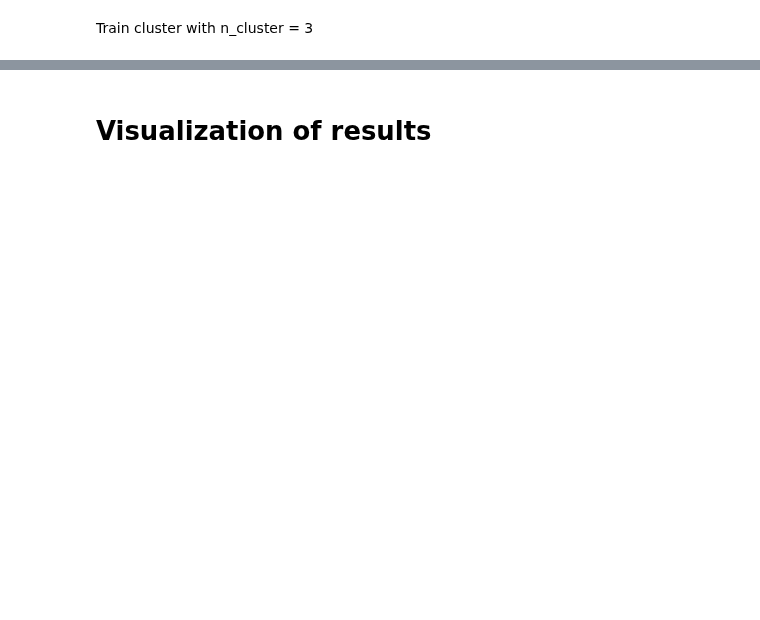
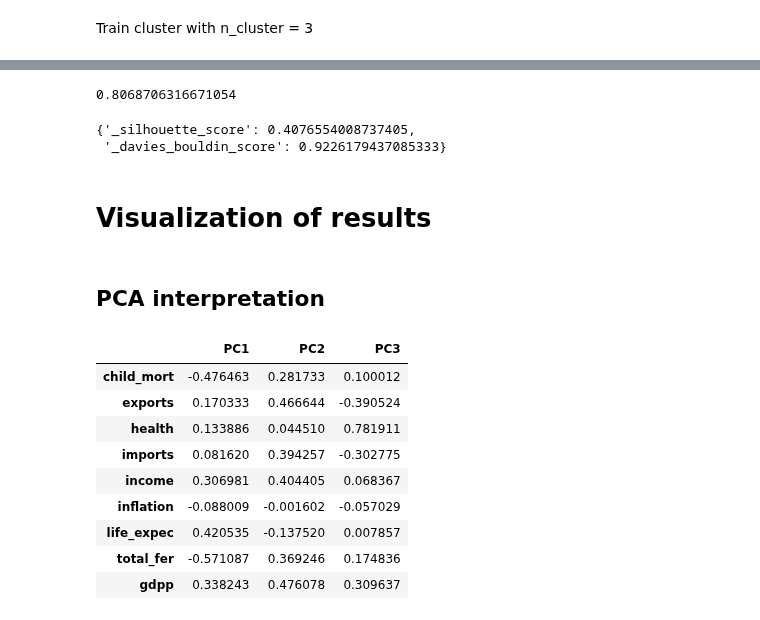
Before and after one commit to zheyanliu99/Unsupervised-Learning-on-Country-Data, a Jupyter notebook: analysis.ipynb, the cells around one changed output, grey strips where cells are left out. Saved outputs shown, nothing was run; the diff lists cells and outputs as text; code cells hidden in the pictures; blank space fills up the shorter version.

```diff
--- a/analysis.ipynb
+++ b/analysis.ipynb
@@ -157,2 +170,27 @@ utils.internalValidation(scaled_df, labels_nn)
+# %%
+sum(pca.explained_variance_ratio_)
+# %% [output]
+0.8068706316671054
+# %%
+utils.internalValidation(pca_data, labels_nn_pca)
+# %% [output]
+{'_silhouette_score': 0.4076554008737405,
+ '_davies_bouldin_score': 0.9226179437085333}
 # %% [markdown]
 # Visualization of results
+# %% [markdown]
+## PCA interpretation
+# %%
+loadings = pd.DataFrame(pca.components_.T, columns=['PC1', 'PC2', 'PC3'], index=scaled_df.columns)
+loadings
+# %% [output]
+|  | PC1 | PC2 | PC3 |
+| child_mort | -0.476463 | 0.281733 | 0.100012 |
+| exports | 0.170333 | 0.466644 | -0.390524 |
+| health | 0.133886 | 0.044510 | 0.781911 |
+| imports | 0.081620 | 0.394257 | -0.302775 |
+| income | 0.306981 | 0.404405 | 0.068367 |
+| inflation | -0.088009 | -0.001602 | -0.057029 |
+| life_expec | 0.420535 | -0.137520 | 0.007857 |
+| total_fer | -0.571087 | 0.369246 | 0.174836 |
+| gdpp | 0.338243 | 0.476078 | 0.309637 |
```
Also changed, not shown: parts of 17 cells of this notebook.
